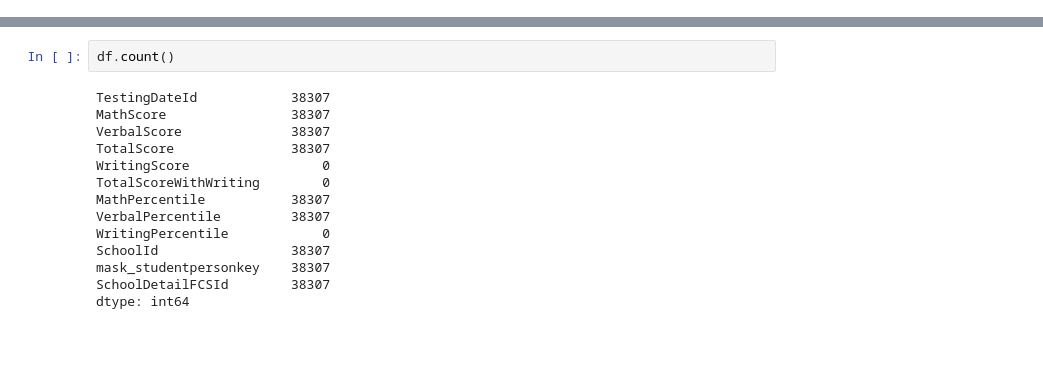
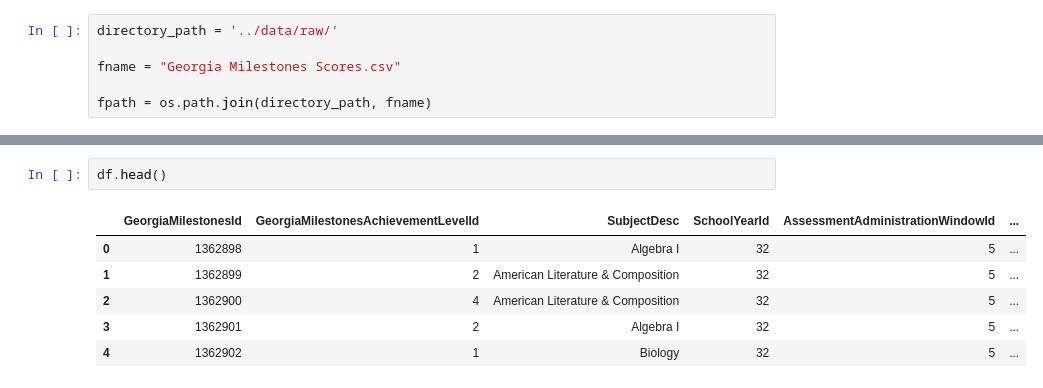
Before and after one commit to bvo0293/PracticumSummer2025, a Jupyter notebook: notebooks/EDA1.ipynb, the cells around one changed output, grey strips where cells are left out. Drawn from its saved outputs; the diff is of its cells as text; blank space fills up the shorter version.

```diff
--- a/notebooks/EDA1.ipynb
+++ b/notebooks/EDA1.ipynb
@@ -86,0 +11,6 @@ df[df["mask_studentpersonkey"] == 315503]
+# %%
+directory_path = '../data/raw/'
+
+fname = "Georgia Milestones Scores.csv"
+
+fpath = os.path.join(directory_path, fname)
@@ -87,16 +37,9 @@ df[df["mask_studentpersonkey"] == 315503]
 # %%
-df.count()
+df.head()
 # %% [output]
-TestingDateId            38307
-MathScore                38307
-VerbalScore              38307
-TotalScore               38307
-WritingScore                 0
-TotalScoreWithWriting        0
-MathPercentile           38307
-VerbalPercentile         38307
-WritingPercentile            0
-SchoolId                 38307
-mask_studentpersonkey    38307
-SchoolDetailFCSId        38307
-dtype: int64
+|  | GeorgiaMilestonesId | GeorgiaMilestonesAchievementLevelId | SubjectDesc | SchoolYearId | AssessmentAdministrationWindowId | ... |
+| 0 | 1362898 | 1 | Algebra I | 32 | 5 | ... |
+| 1 | 1362899 | 2 | American Literature & Composition | 32 | 5 | ... |
+| 2 | 1362900 | 4 | American Literature & Composition | 32 | 5 | ... |
+| 3 | 1362901 | 2 | Algebra I | 32 | 5 | ... |
+| 4 | 1362902 | 1 | Biology | 32 | 5 | ... |
```
Also changed, not shown: parts of 32 cells of this notebook, 6 other files.
